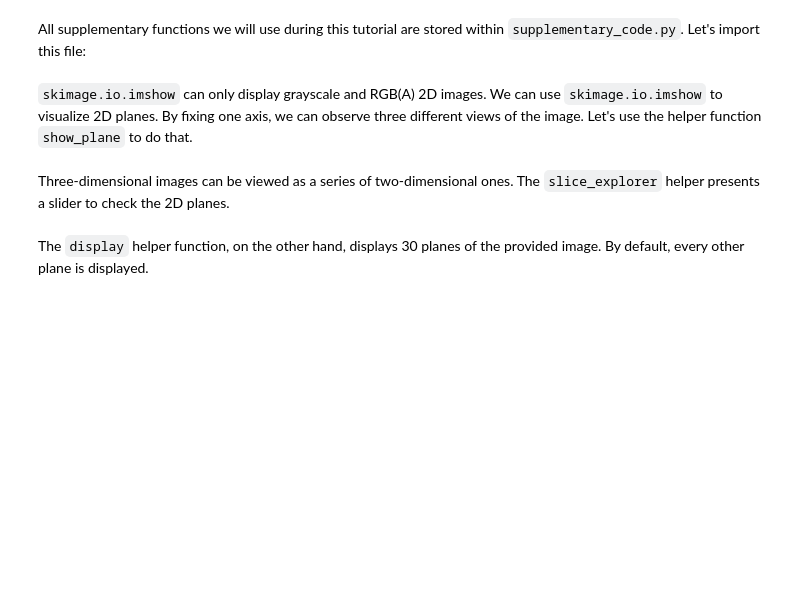
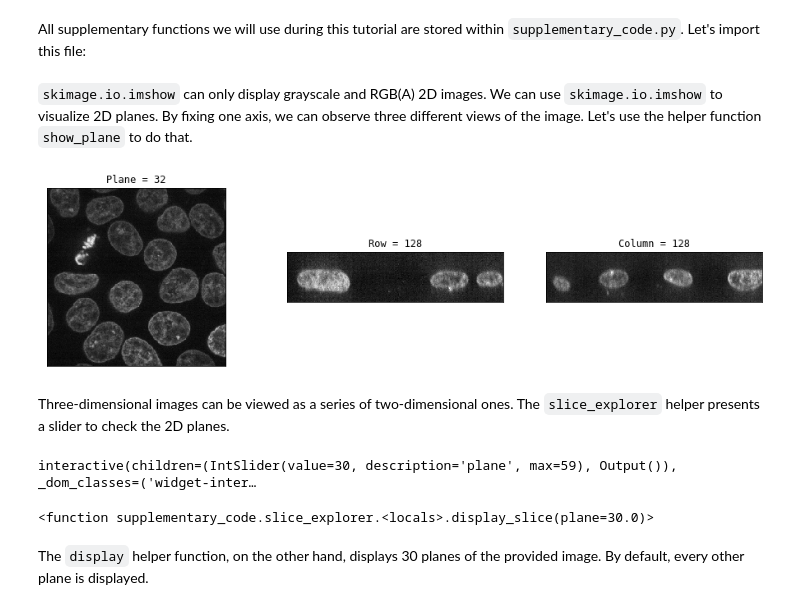
Before and after one commit to alexdesiqueira/tutorials, a Jupyter notebook: 2019/euroscipy2019/euroscipy2019_skimage.ipynb, the cells around one changed output. Drawn from its saved outputs; the diff is of its cells as text; code cells hidden in the pictures; blank space fills up the shorter version.

```diff
--- a/2019/euroscipy2019/euroscipy2019_skimage.ipynb
+++ b/2019/euroscipy2019/euroscipy2019_skimage.ipynb
@@ -97,13 +114,18 @@ import supplementary_code as sc
 # %%
 _, (win_left, win_center, win_right) = plt.subplots(nrows=1, ncols=3, figsize=(16, 4))
 
-sc.show_plane(win_left, data[32], title='Plane = 32')
-sc.show_plane(win_center, data[:, 128, :], title='Row = 128')
-sc.show_plane(win_right, data[:, :, 128], title='Column = 128')
+sc.show_plane(win_left, cells[32], title='Plane = 32')
+sc.show_plane(win_center, cells[:, 128, :], title='Row = 128')
+sc.show_plane(win_right, cells[:, :, 128], title='Column = 128')
+# %% [output]
+[figure, added]
 # %% [markdown]
 Three-dimensional images can be viewed as a series of two-dimensional ones. The `slice_explorer` helper presents a slider to check the 2D planes.
 # %%
-sc.slice_explorer(data)
+sc.slice_explorer(cells)
+# %% [output]
+interactive(children=(IntSlider(value=30, description='plane', max=59), Output()), _dom_classes=('widget-inter…
+<function supplementary_code.slice_explorer.<locals>.display_slice(plane=30.0)>
 # %% [markdown]
 The `display` helper function, on the other hand, displays 30 planes of the provided image. By default, every other plane is displayed.
 # %%
```
Also changed, not shown: parts of 70 cells of this notebook, 2 other files.
